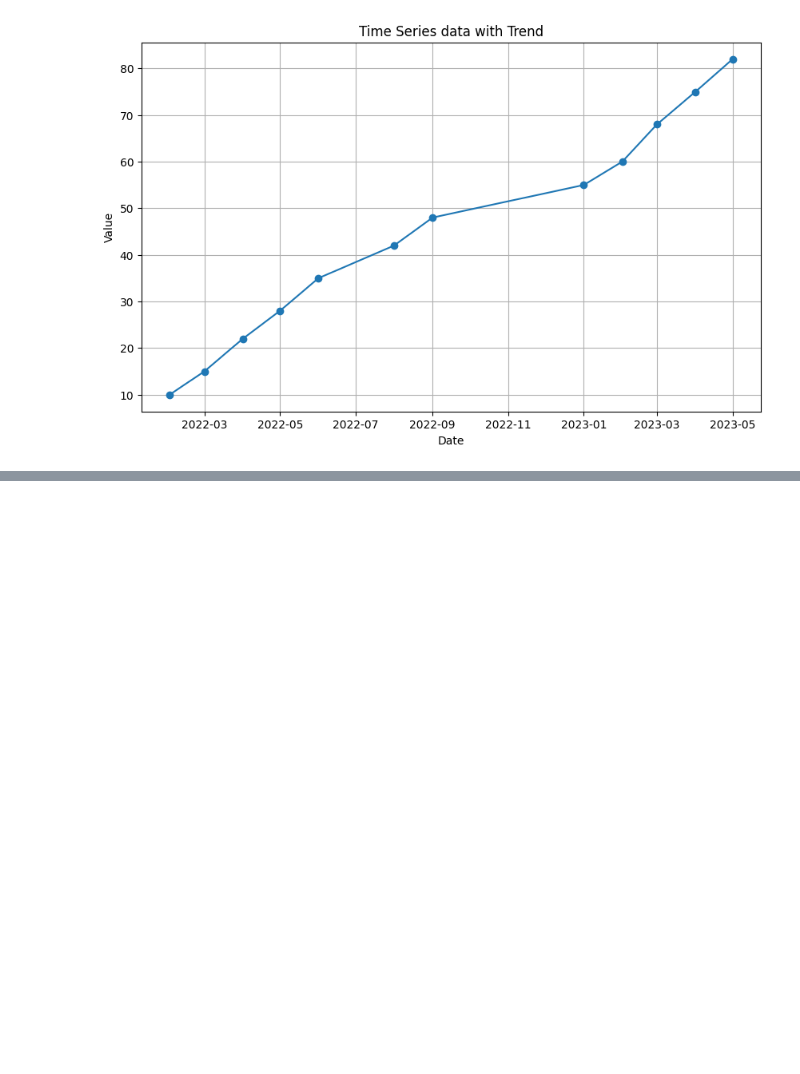
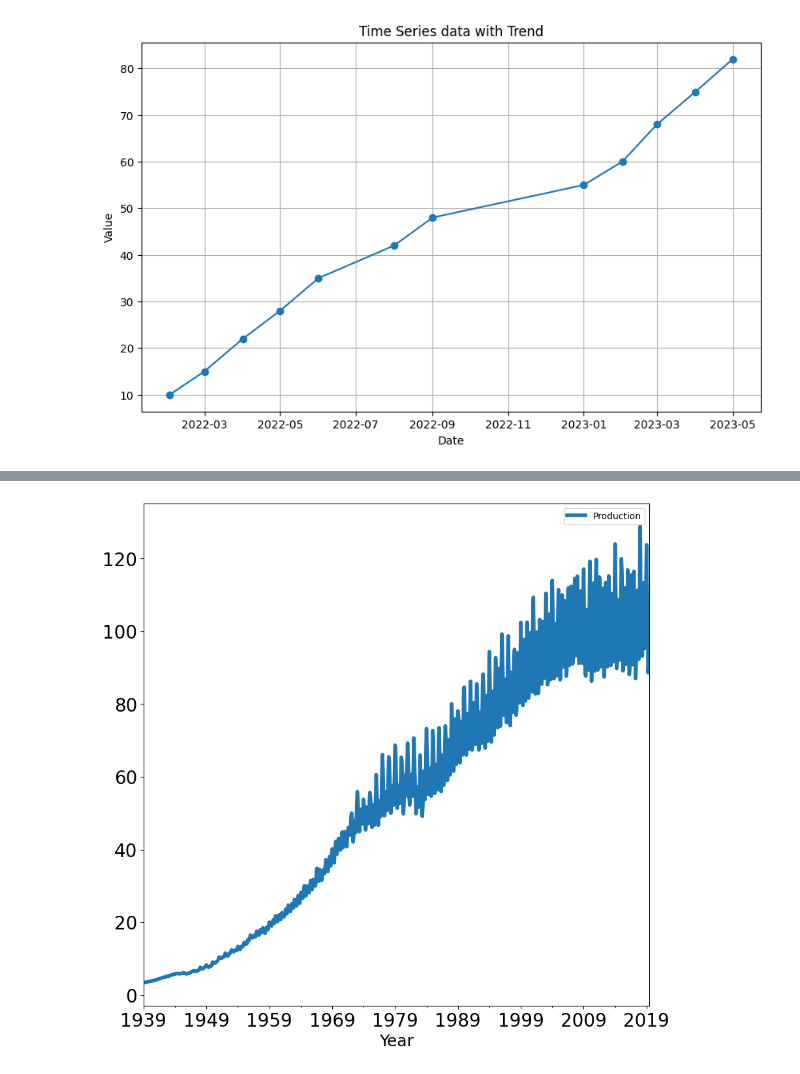
Before and after one commit to sid-0837/siddharth, a Jupyter notebook: time_series_data_trend_analysis.ipynb, the cells around one changed output, grey strips where cells are left out. Drawn from its saved outputs; the diff is of its cells as text; code cells hidden in the pictures; blank space fills up the shorter version.

```diff
--- a/time_series_data_trend_analysis.ipynb
+++ b/time_series_data_trend_analysis.ipynb
@@ -20,3 +20,5 @@ plt.grid(True)
 plt.show()
 # %% [output]
 [figure]
+# %%
+df=pd.read_csv("https://raw.githubusercontent.com/kirenz/datasets/master/IPG2211A2N.csv")
@@ -22,0 +102,3 @@ plt.show()
+# %%
+df.index=pd.to_datetime(df.DATE)
+df=df.drop(['DATE'],axis=1)
@@ -22,0 +116,7 @@ plt.show()
+# %%
+df.columns=["Production"]
+# %%
+df.plot(figsize=(10,10),linewidth=4,fontsize=20)
+plt.xlabel('Year',fontsize=18);
+# %% [output]
+[figure, added]
```
Also changed, not shown: parts of 4 cells of this notebook.
